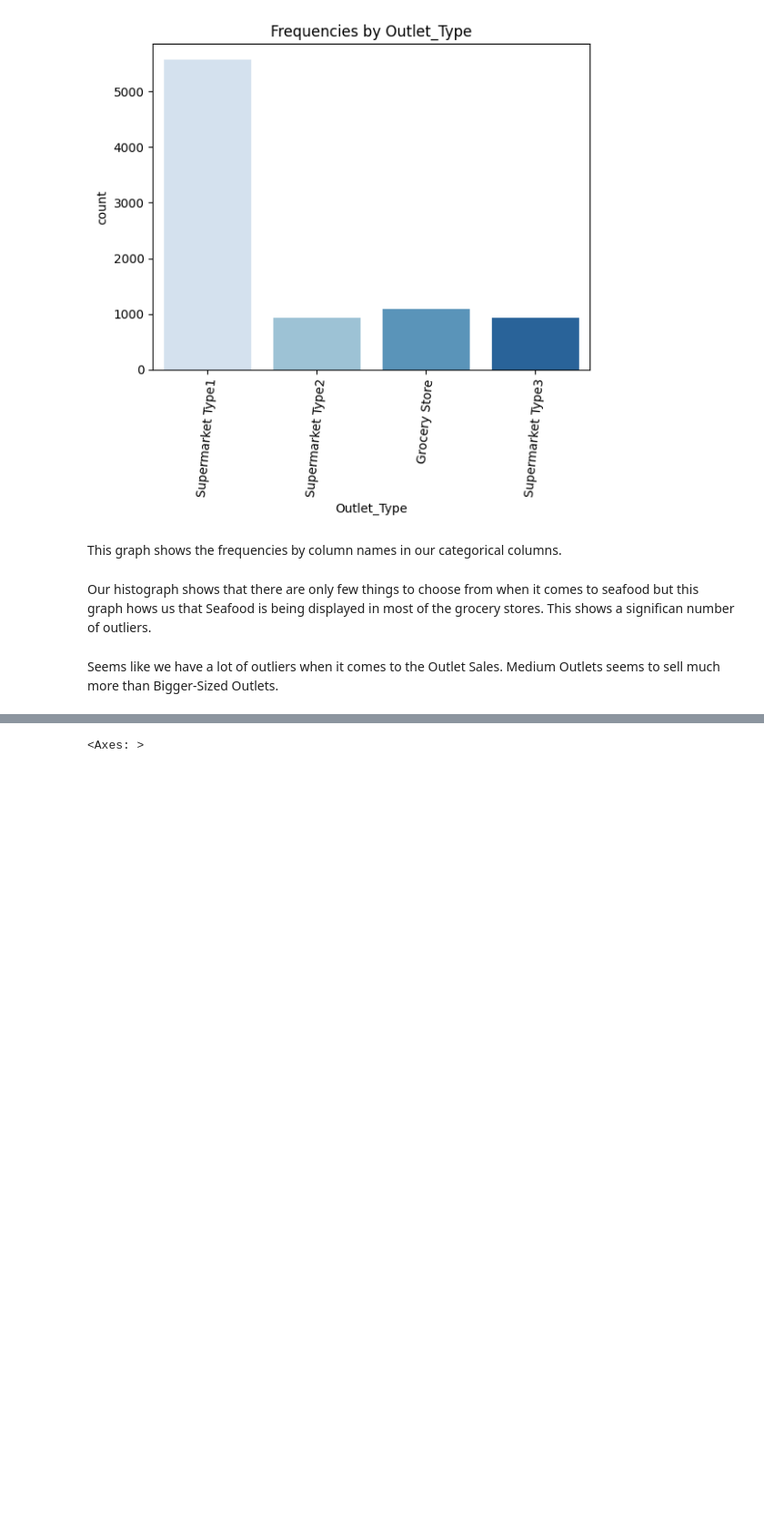
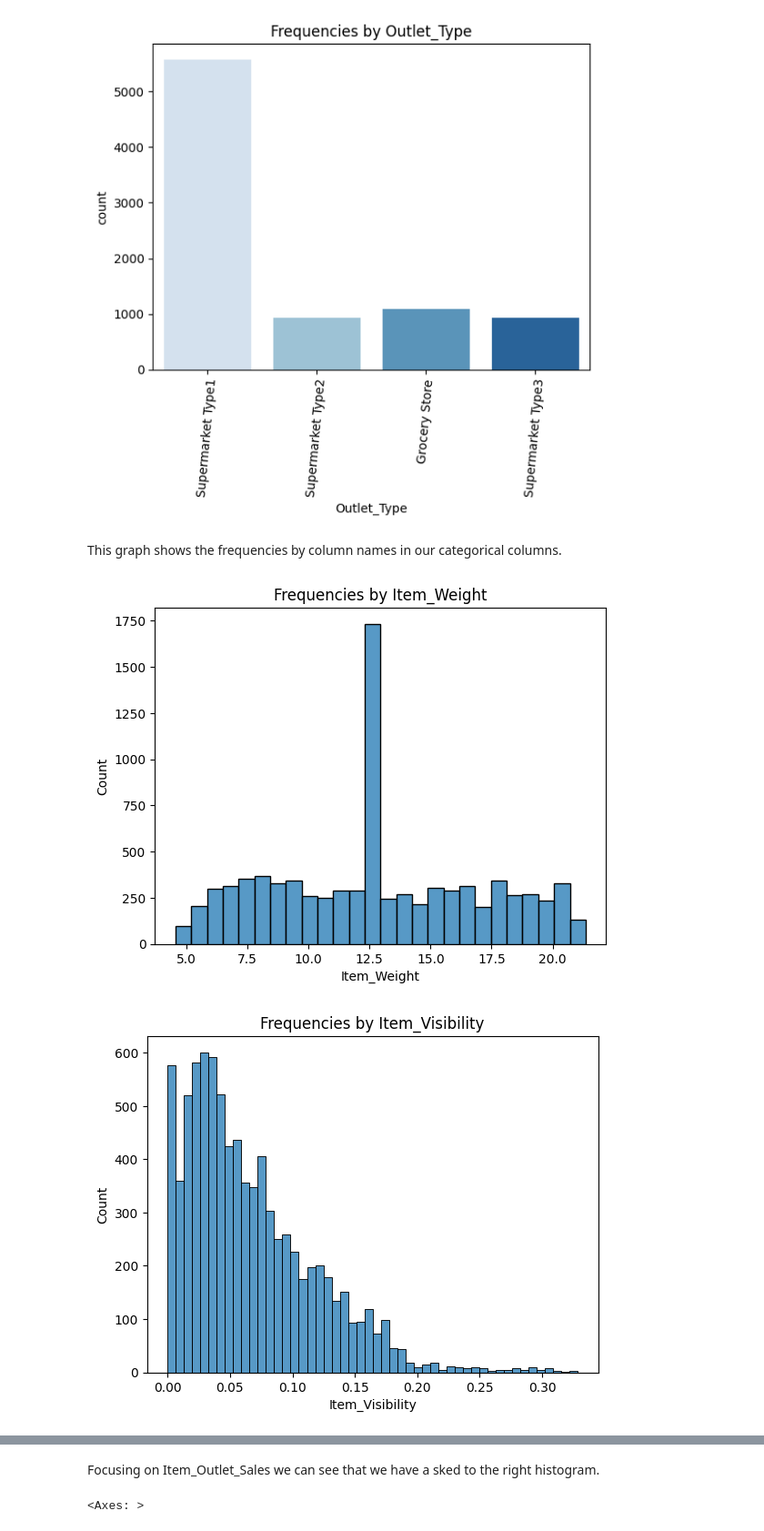
Before and after one commit to juDEcorous/Realization-of-Bargain-Depot-Sales, a Jupyter notebook: Project_Sales_Prediction.ipynb, the cells around one changed output, grey strips where cells are left out. Shown at 91% size. Cells and saved outputs as stored; diff of their text form; code cells hidden in the pictures; blank space fills up the shorter version.

```diff
--- a/Project_Sales_Prediction.ipynb
+++ b/Project_Sales_Prediction.ipynb
@@ -454,4 +447,4 @@ Skewed right histogram that shows a gap. This graph demonstrate that there is on
 # %%
 categorical_columns = list(df.select_dtypes(include='object'))
 categorical_columns.remove('Item_Identifier')
-categorical_columns
+numerical_columns = list(df.select_dtypes(include='number'))
@@ -484,7 +470,15 @@ for column in categorical_columns:
 [figure]
 # %% [markdown]
 This graph shows the frequencies by column names in our categorical columns.
-# %% [markdown]
-Our histograph shows that there are only few things to choose from when it comes to seafood but this graph hows us that Seafood is being displayed in most of the grocery stores. This shows a significan number of outliers.
-# %% [markdown]
-Seems like we have a lot of outliers when it comes to the Outlet Sales. Medium Outlets seems to sell much more than Bigger-Sized Outlets.
+# %%
+for column in numerical_columns:
+
+  column_name = column
+
+  plot = sns.histplot(data = df, x = column)
+  plot.set_title('Frequencies by ' + column_name)
+
+  plt.show()
+# %% [output]
+[figure, added]
+[figure, added]
@@ -491,3 +488,5 @@ Seems like we have a lot of outliers when it comes to the Outlet Sales. Medium O
+# %% [markdown]
+Focusing on Item_Outlet_Sales we can see that we have a sked to the right histogram.
 # %%
 fig, ax = plt.subplots(figsize = (6,6 ))
 corr = df.corr()
```
Also changed, not shown: parts of 4 cells of this notebook.
